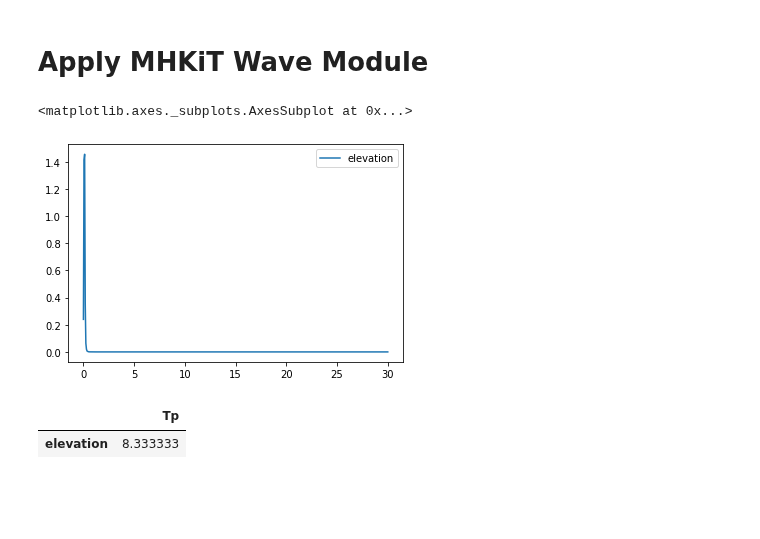
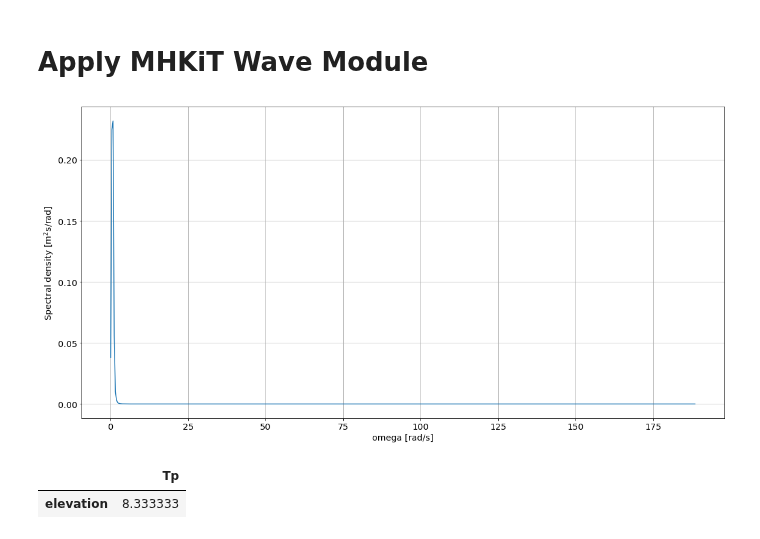
Before and after one commit to MHKiT-Software/MHKiT-Python, a Jupyter notebook: examples/wecsim_example.ipynb, the cells around one changed output. Drawn from its saved outputs; the diff is of its cells as text; code cells hidden in the pictures; blank space fills up the shorter version.

```diff
--- a/examples/wecsim_example.ipynb
+++ b/examples/wecsim_example.ipynb
@@ -244,12 +244,11 @@ mooring[filter_col].plot()
 # %%
 # Use the MHKiT Wave Module to calculate wave spectrum from the WEC-Sim Wave Class Data, called `wave`
 ws_spectrum = mhkit.wave.resource.elevation_spectrum(wave,60,1000)
 
 # Plot calcualed wave Spectrum
-ws_spectrum.plot()
+spect_plot = mhkit.wave.graphics.plot_spectrum(ws_spectrum)
 # %% [output]
-<matplotlib.axes._subplots.AxesSubplot at 0x...>
-[figure, old version]
+[figure, new version]
 # %%
 # Calculate Peak Wave Period (Tp) and Significant Wave Height(Hm0)
 Tp = mhkit.wave.resource.peak_period(ws_spectrum)
```
Also changed, not shown: parts of 8 cells of this notebook.
